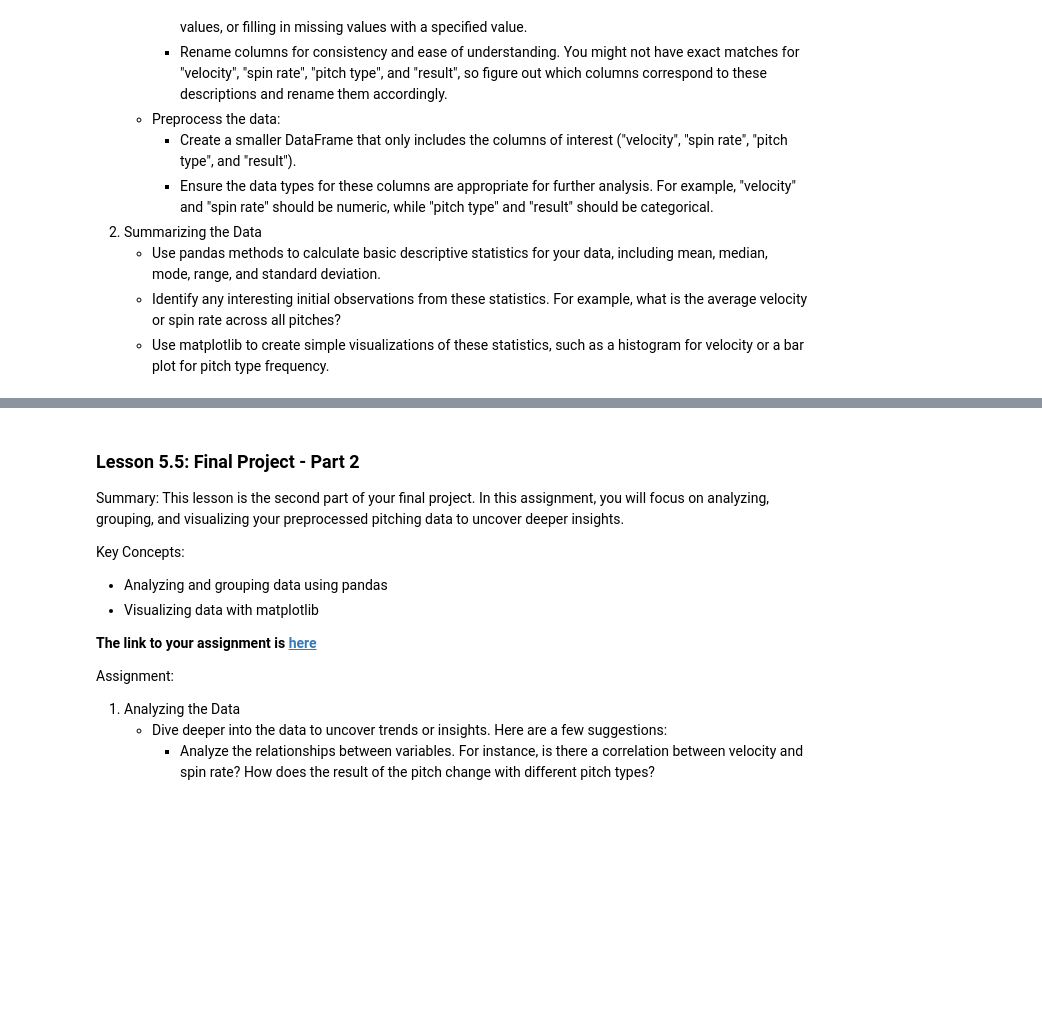
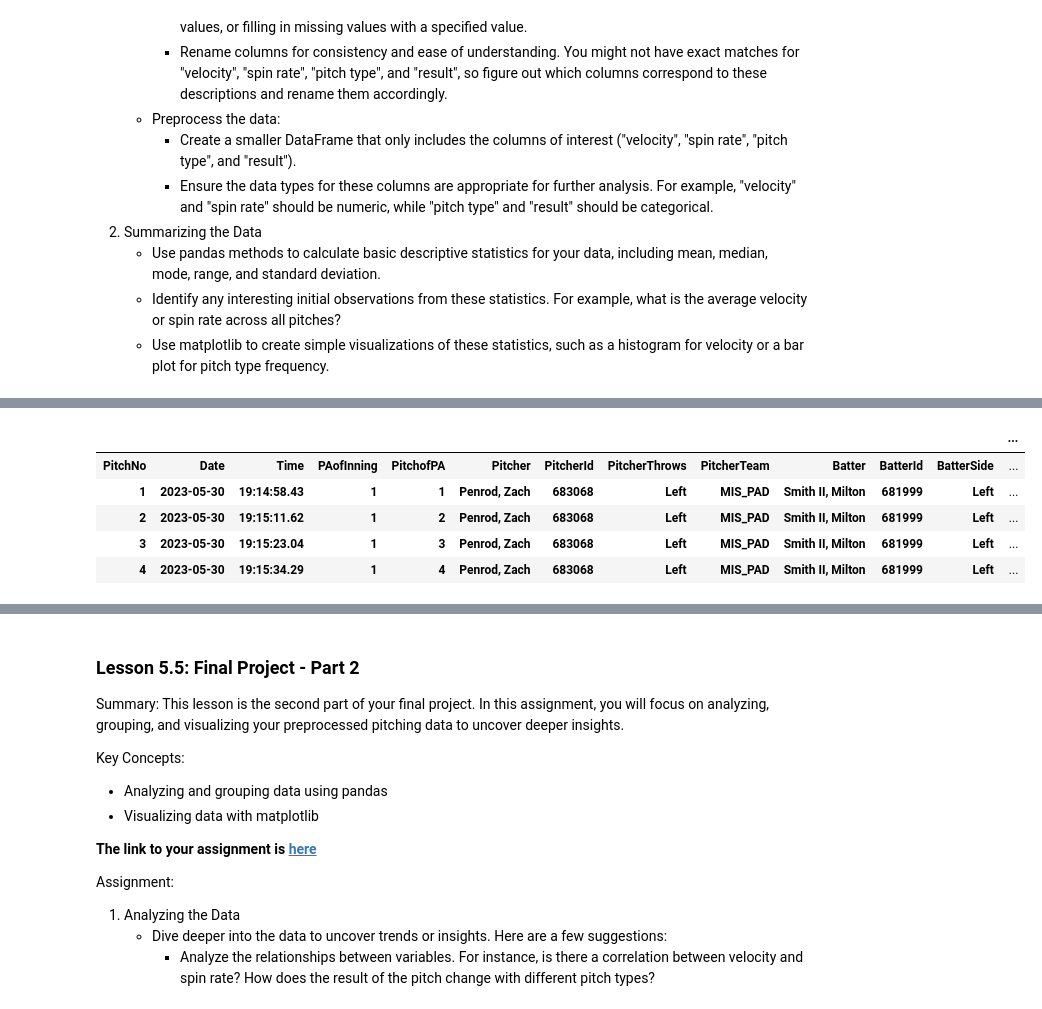
Before and after one commit to palmerwenzel/mitch-trackman-project, a Jupyter notebook: Lesson5.ipynb, the cells around one changed output, grey strips where cells are left out. Cells and saved outputs as stored; diff of their text form; code cells hidden in the pictures; blank space fills up the shorter version.

```diff
--- a/Lesson5.ipynb
+++ b/Lesson5.ipynb
@@ -87,0 +26,13 @@ Pitcher# Date       Time        PAofInning PitchofPA Pitcher      PitcherId Pitc
+# %%
+import os
+import pandas as pd
+df = pd.read_csv('/Users/mitchellsparks/Downloads/finaltrackman.csv')
+df.head()
+### MOVE EVERYTHING UNDER THIS LINE INTO THE NEXT CELL BELOW; YOUR FIRST CELL SHOULD JUST BE SETTING UP IMPORTS AND DF_COPY
+# %% [output]
+|  |  |  |  |  |  |  |  |  |  |  |  | ... |
+| PitchNo | Date | Time | PAofInning | PitchofPA | Pitcher | PitcherId | PitcherThrows | PitcherTeam | Batter | BatterId | BatterSide | ... |
+| 1 | 2023-05-30 | 19:14:58.43 | 1 | 1 | Penrod, Zach | 683068 | Left | MIS_PAD | Smith II, Milton | 681999 | Left | ... |
+| 2 | 2023-05-30 | 19:15:11.62 | 1 | 2 | Penrod, Zach | 683068 | Left | MIS_PAD | Smith II, Milton | 681999 | Left | ... |
+| 3 | 2023-05-30 | 19:15:23.04 | 1 | 3 | Penrod, Zach | 683068 | Left | MIS_PAD | Smith II, Milton | 681999 | Left | ... |
+| 4 | 2023-05-30 | 19:15:34.29 | 1 | 4 | Penrod, Zach | 683068 | Left | MIS_PAD | Smith II, Milton | 681999 | Left | ... |
```
Also changed, not shown: parts of 9 cells of this notebook.
